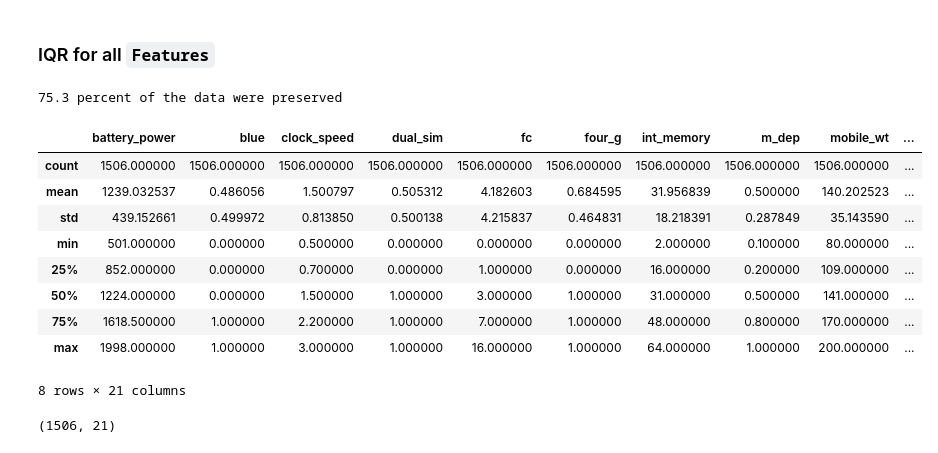
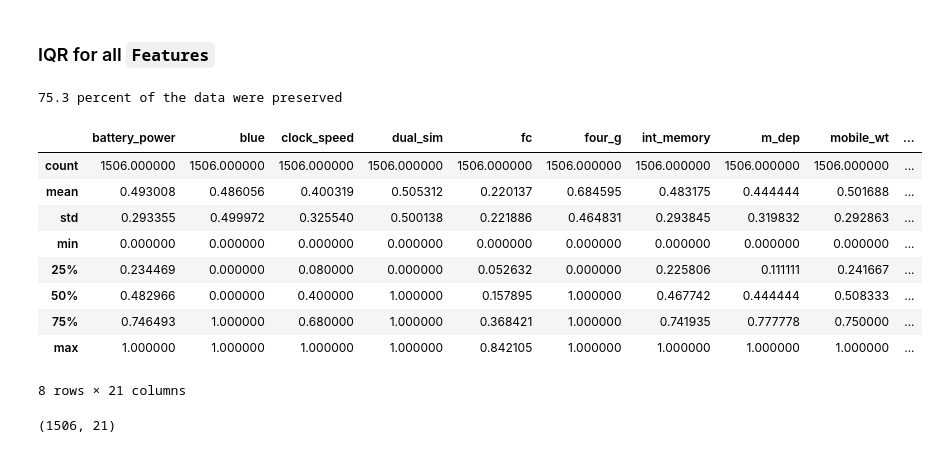
Before and after one commit to kazemini/data_analysis_practice, a Jupyter notebook: mobile_price_pre.ipynb, the cells around one changed output. Cells and saved outputs as stored; diff of their text form; code cells hidden in the pictures.

Commit message:
scale data before IQR

```diff
--- a/mobile_price_pre.ipynb
+++ b/mobile_price_pre.ipynb
@@ -439,33 +440,38 @@ max        18.000000
 Name: sc_w, dtype: float64
 # %% [markdown]
 ### IQR for all `Features`
+# %%
+# normalize data using MinMaxScaler
+scaler = MinMaxScaler()
+
+df_scaled = pd.DataFrame(scaler.fit_transform(df), columns=df.columns)
 # %%
-Q1 = df.quantile(0.25)
-Q3 = df.quantile(0.75)
+Q1 = df_scaled.quantile(0.25)
+Q3 = df_scaled.quantile(0.75)
 
 IQR = Q3 - Q1
 lower_bound = Q1 - (IQR * 1.5)
 upper_bound = Q3 + (IQR * 1.5)
 
 # if negative, set 0
 lower_bound = lower_bound.clip(lower=0)
 
-df_cleaned = df[((df >= lower_bound) & (df <= upper_bound)).all(axis=1)]
+df_cleaned = df_scaled[((df_scaled >= lower_bound) & (df_scaled <= upper_bound)).all(axis=1)]
 print()
 print(df_cleaned.shape[0] * 100 /df.shape[0],'percent of the data were preserved')
 
 df_cleaned.describe()
 # %% [output]
 75.3 percent of the data were preserved
 |  | battery_power | blue | clock_speed | dual_sim | fc | four_g | int_memory | m_dep | mobile_wt | ... |
 | count | 1506.000000 | 1506.000000 | 1506.000000 | 1506.000000 | 1506.000000 | 1506.000000 | 1506.000000 | 1506.000000 | 1506.000000 | ... |
-| mean | 1239.032537 | 0.486056 | 1.500797 | 0.505312 | 4.182603 | 0.684595 | 31.956839 | 0.500000 | 140.202523 | ... |
-| std | 439.152661 | 0.499972 | 0.813850 | 0.500138 | 4.215837 | 0.464831 | 18.218391 | 0.287849 | 35.143590 | ... |
-| min | 501.000000 | 0.000000 | 0.500000 | 0.000000 | 0.000000 | 0.000000 | 2.000000 | 0.100000 | 80.000000 | ... |
-| 25% | 852.000000 | 0.000000 | 0.700000 | 0.000000 | 1.000000 | 0.000000 | 16.000000 | 0.200000 | 109.000000 | ... |
-| 50% | 1224.000000 | 0.000000 | 1.500000 | 1.000000 | 3.000000 | 1.000000 | 31.000000 | 0.500000 | 141.000000 | ... |
-| 75% | 1618.500000 | 1.000000 | 2.200000 | 1.000000 | 7.000000 | 1.000000 | 48.000000 | 0.800000 | 170.000000 | ... |
-| max | 1998.000000 | 1.000000 | 3.000000 | 1.000000 | 16.000000 | 1.000000 | 64.000000 | 1.000000 | 200.000000 | ... |
+| mean | 0.493008 | 0.486056 | 0.400319 | 0.505312 | 0.220137 | 0.684595 | 0.483175 | 0.444444 | 0.501688 | ... |
+| std | 0.293355 | 0.499972 | 0.325540 | 0.500138 | 0.221886 | 0.464831 | 0.293845 | 0.319832 | 0.292863 | ... |
+| min | 0.000000 | 0.000000 | 0.000000 | 0.000000 | 0.000000 | 0.000000 | 0.000000 | 0.000000 | 0.000000 | ... |
+| 25% | 0.234469 | 0.000000 | 0.080000 | 0.000000 | 0.052632 | 0.000000 | 0.225806 | 0.111111 | 0.241667 | ... |
+| 50% | 0.482966 | 0.000000 | 0.400000 | 1.000000 | 0.157895 | 1.000000 | 0.467742 | 0.444444 | 0.508333 | ... |
+| 75% | 0.746493 | 1.000000 | 0.680000 | 1.000000 | 0.368421 | 1.000000 | 0.741935 | 0.777778 | 0.750000 | ... |
+| max | 1.000000 | 1.000000 | 1.000000 | 1.000000 | 0.842105 | 1.000000 | 1.000000 | 1.000000 | 1.000000 | ... |
 8 rows × 21 columns
 # %%
 df_cleaned.shape
```
Also changed, not shown: parts of 1 cell of this notebook.
